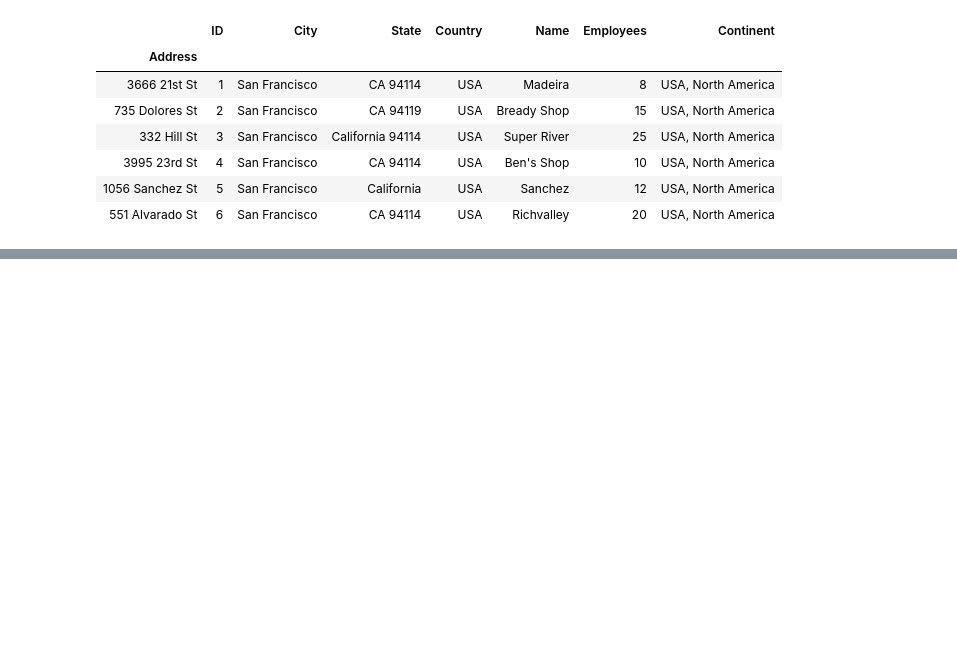
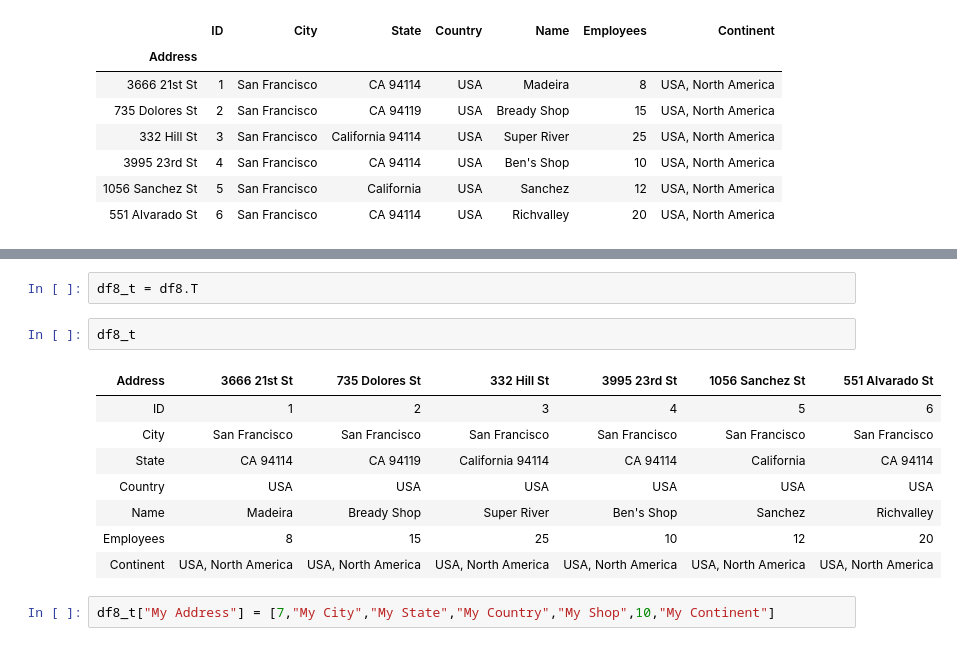
Before and after one commit to ajay1706/data-analysis-jn, a Jupyter notebook: supermarket/Untitled.ipynb, the cells around one changed output, grey strips where cells are left out. Cells and saved outputs as stored; diff of their text form; blank space fills up the shorter version.

```diff
--- a/supermarket/Untitled.ipynb
+++ b/supermarket/Untitled.ipynb
@@ -327,0 +339,15 @@ df8
+# %%
+df8_t = df8.T
+# %%
+df8_t
+# %% [output]
+| Address | 3666 21st St | 735 Dolores St | 332 Hill St | 3995 23rd St | 1056 Sanchez St | 551 Alvarado St |
+| ID | 1 | 2 | 3 | 4 | 5 | 6 |
+| City | San Francisco | San Francisco | San Francisco | San Francisco | San Francisco | San Francisco |
+| State | CA 94114 | CA 94119 | California 94114 | CA 94114 | California | CA 94114 |
+| Country | USA | USA | USA | USA | USA | USA |
+| Name | Madeira | Bready Shop | Super River | Ben's Shop | Sanchez | Richvalley |
+| Employees | 8 | 15 | 25 | 10 | 12 | 20 |
+| Continent | USA, North America | USA, North America | USA, North America | USA, North America | USA, North America | USA, North America |
+# %%
+df8_t["My Address"] = [7,"My City","My State","My Country","My Shop",10,"My Continent"]
```
Also changed, not shown: parts of 4 cells of this notebook.
